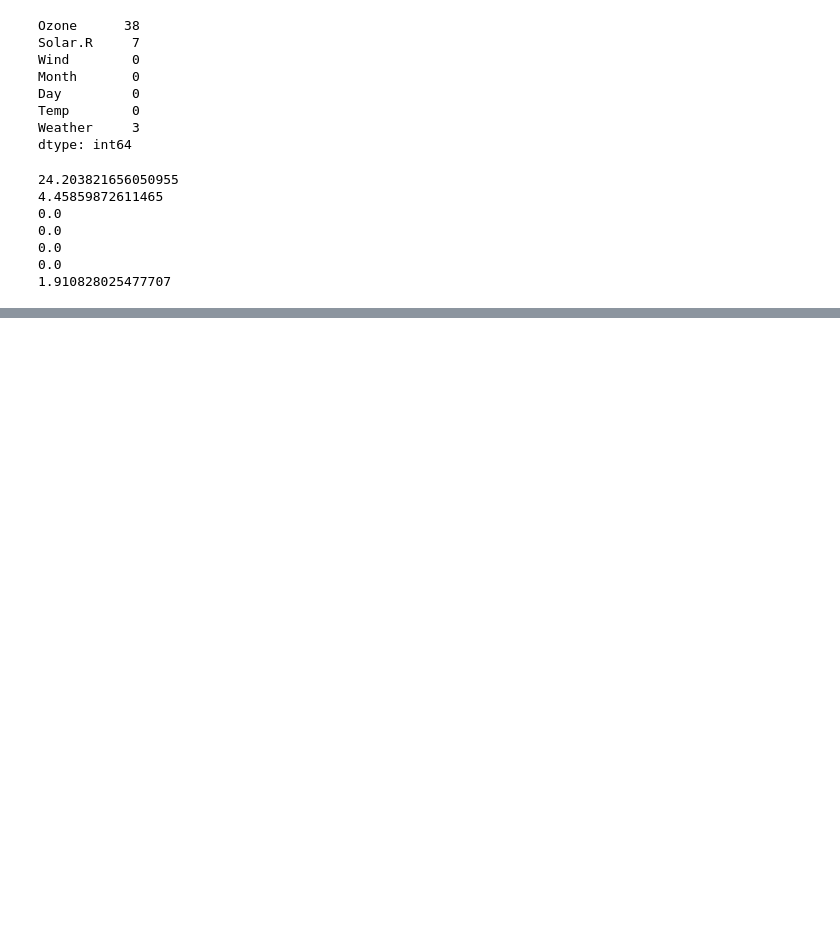
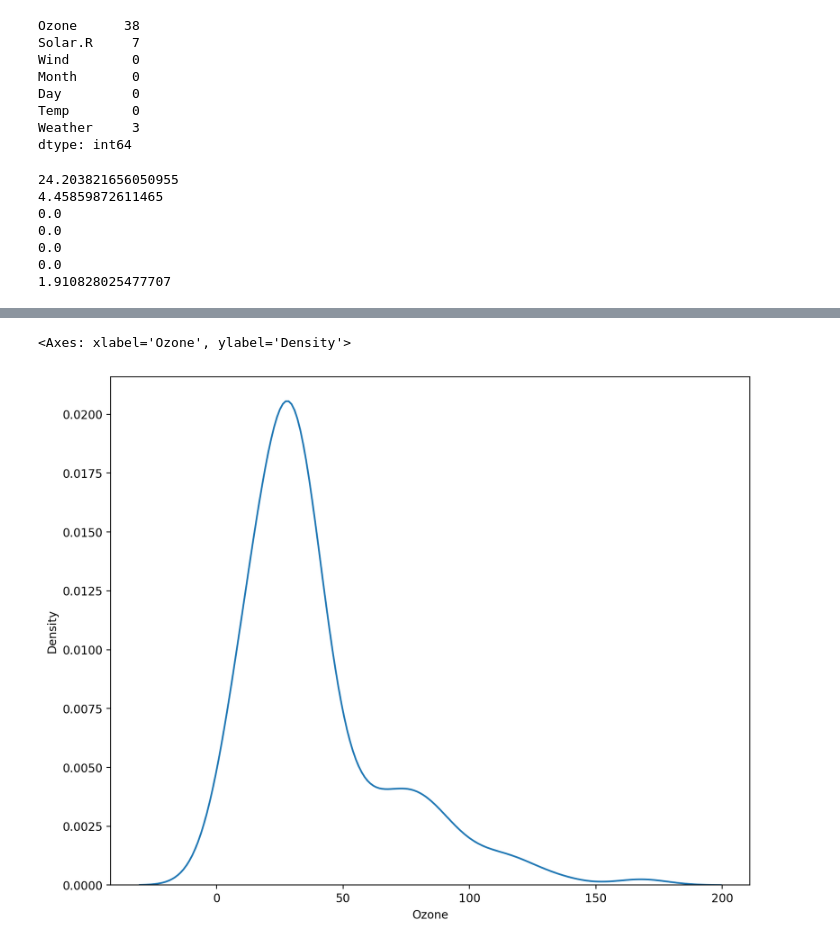
Before and after one commit to Rushi-code1/Data_Science_Practice, a Jupyter notebook: Machine Learnng/01_EDA.ipynb, the cells around one changed output, grey strips where cells are left out. Cells and saved outputs as stored; diff of their text form; code cells hidden in the pictures; blank space fills up the shorter version.

```diff
--- a/Machine Learnng/01_EDA.ipynb
+++ b/Machine Learnng/01_EDA.ipynb
@@ -241,0 +298,5 @@ df['Ozone'].fillna()
+# %%
+sns.kdeplot(df["Ozone"])
+# %% [output]
+<Axes: xlabel='Ozone', ylabel='Density'>
+[figure, added]
```
Also changed, not shown: parts of 21 cells of this notebook.
